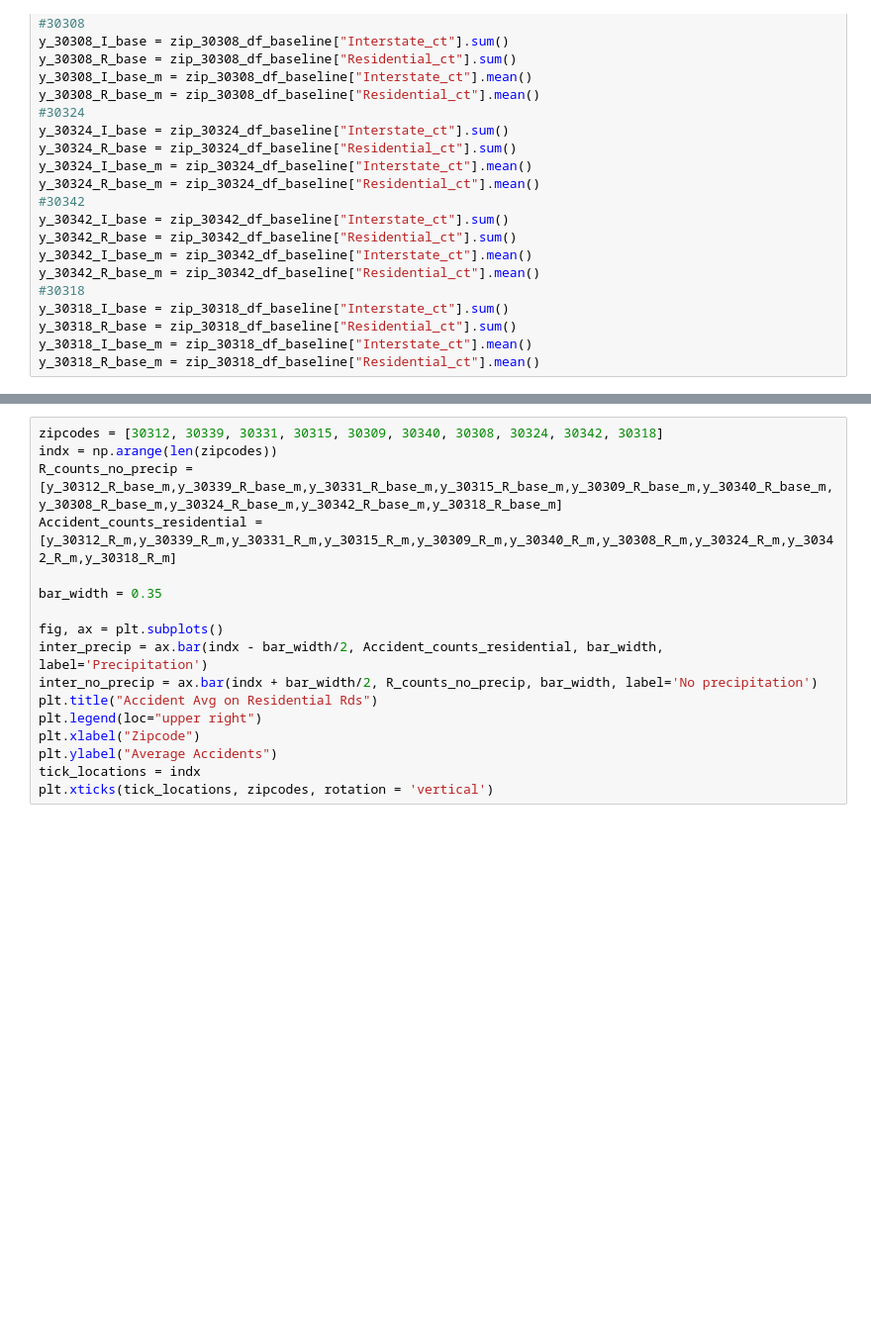
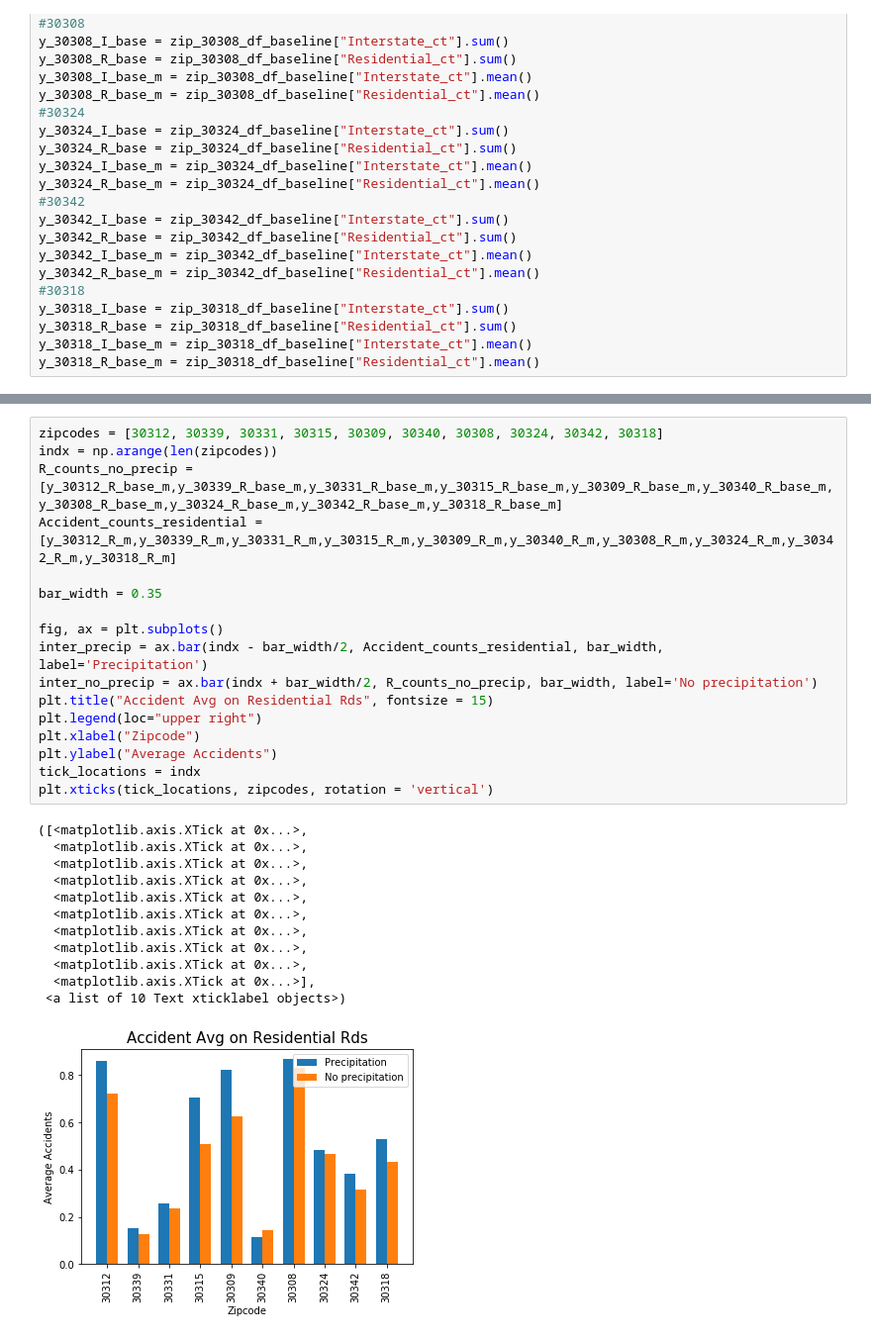
Before and after one commit to alexcaughman/iteration_station, a Jupyter notebook: Analysis_AP_7_4_20.ipynb, the cells around one changed output, grey strips where cells are left out. Shown at 99% size. Drawn from its saved outputs; the diff is of its cells as text; blank space fills up the shorter version.

```diff
--- a/Analysis_AP_7_4_20.ipynb
+++ b/Analysis_AP_7_4_20.ipynb
@@ -643,17 +724,30 @@ plt.xticks(tick_locations, zipcodes, rotation = 'vertical')
 # %%
 zipcodes = [30312, 30339, 30331, 30315, 30309, 30340, 30308, 30324, 30342, 30318]
 indx = np.arange(len(zipcodes))
 R_counts_no_precip = [y_30312_R_base_m,y_30339_R_base_m,y_30331_R_base_m,y_30315_R_base_m,y_30309_R_base_m,y_30340_R_base_m,y_30308_R_base_m,y_30324_R_base_m,y_30342_R_base_m,y_30318_R_base_m]
 Accident_counts_residential = [y_30312_R_m,y_30339_R_m,y_30331_R_m,y_30315_R_m,y_30309_R_m,y_30340_R_m,y_30308_R_m,y_30324_R_m,y_30342_R_m,y_30318_R_m]
 
 bar_width = 0.35
 
 fig, ax = plt.subplots()
 inter_precip = ax.bar(indx - bar_width/2, Accident_counts_residential, bar_width, label='Precipitation')
 inter_no_precip = ax.bar(indx + bar_width/2, R_counts_no_precip, bar_width, label='No precipitation')
-plt.title("Accident Avg on Residential Rds")
+plt.title("Accident Avg on Residential Rds", fontsize = 15)
 plt.legend(loc="upper right")
 plt.xlabel("Zipcode")
 plt.ylabel("Average Accidents")
 tick_locations = indx
 plt.xticks(tick_locations, zipcodes, rotation = 'vertical')
+# %% [output]
+([<matplotlib.axis.XTick at 0x...>,
+  <matplotlib.axis.XTick at 0x...>,
+  <matplotlib.axis.XTick at 0x...>,
+  <matplotlib.axis.XTick at 0x...>,
+  <matplotlib.axis.XTick at 0x...>,
+  <matplotlib.axis.XTick at 0x...>,
+  <matplotlib.axis.XTick at 0x...>,
+  <matplotlib.axis.XTick at 0x...>,
+  <matplotlib.axis.XTick at 0x...>,
+  <matplotlib.axis.XTick at 0x...>],
+ <a list of 10 Text xticklabel objects>)
+[figure, added]
```
Also changed, not shown: parts of 9 cells of this notebook, 4 other files.
